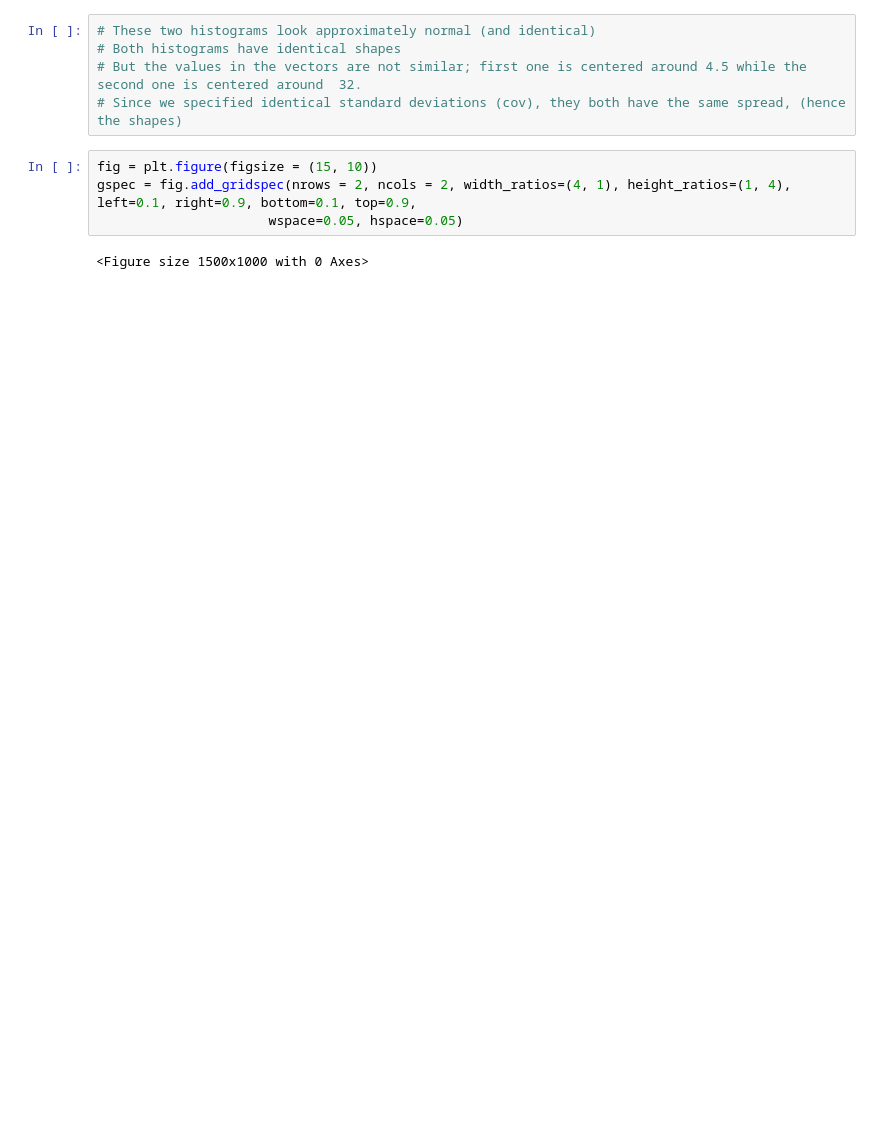
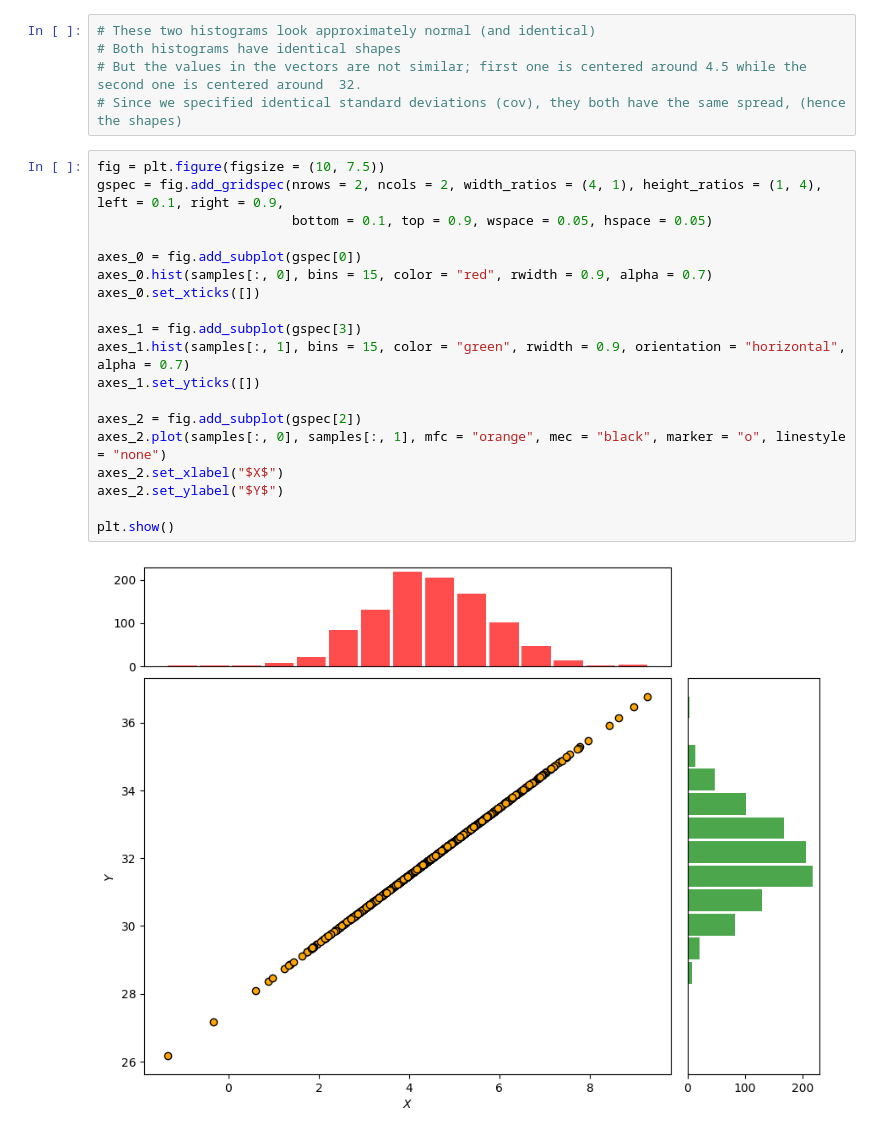
Before and after one commit to anoban/Understanding-and-Visualizing-Data-with-Python, a Jupyter notebook: anoban/Multivariate Distributions.ipynb, the cells around one changed output. Saved outputs shown, nothing was run; the diff lists cells and outputs as text; blank space fills up the shorter version.

```diff
--- a/anoban/Multivariate Distributions.ipynb
+++ b/anoban/Multivariate Distributions.ipynb
@@ -32,8 +33,23 @@ plt.show()
 # But the values in the vectors are not similar; first one is centered around 4.5 while the second one is centered around  32.
 # Since we specified identical standard deviations (cov), they both have the same spread, (hence the shapes)
 # %%
-fig = plt.figure(figsize = (15, 10))
-gspec = fig.add_gridspec(nrows = 2, ncols = 2, width_ratios=(4, 1), height_ratios=(1, 4), left=0.1, right=0.9, bottom=0.1, top=0.9,
-                      wspace=0.05, hspace=0.05)
+fig = plt.figure(figsize = (10, 7.5))
+gspec = fig.add_gridspec(nrows = 2, ncols = 2, width_ratios = (4, 1), height_ratios = (1, 4), left = 0.1, right = 0.9,
+                         bottom = 0.1, top = 0.9, wspace = 0.05, hspace = 0.05)
+
+axes_0 = fig.add_subplot(gspec[0])
+axes_0.hist(samples[:, 0], bins = 15, color = "red", rwidth = 0.9, alpha = 0.7)
+axes_0.set_xticks([])
+
+axes_1 = fig.add_subplot(gspec[3])
+axes_1.hist(samples[:, 1], bins = 15, color = "green", rwidth = 0.9, orientation = "horizontal", alpha = 0.7)
+axes_1.set_yticks([])
+
+axes_2 = fig.add_subplot(gspec[2])
+axes_2.plot(samples[:, 0], samples[:, 1], mfc = "orange", mec = "black", marker = "o", linestyle = "none")
+axes_2.set_xlabel("$X$")
+axes_2.set_ylabel("$Y$")
+
+plt.show()
 # %% [output]
-<Figure size 1500x1000 with 0 Axes>
+[figure, added]
```
Also changed, not shown: parts of 1 cell of this notebook, 1 other file.
